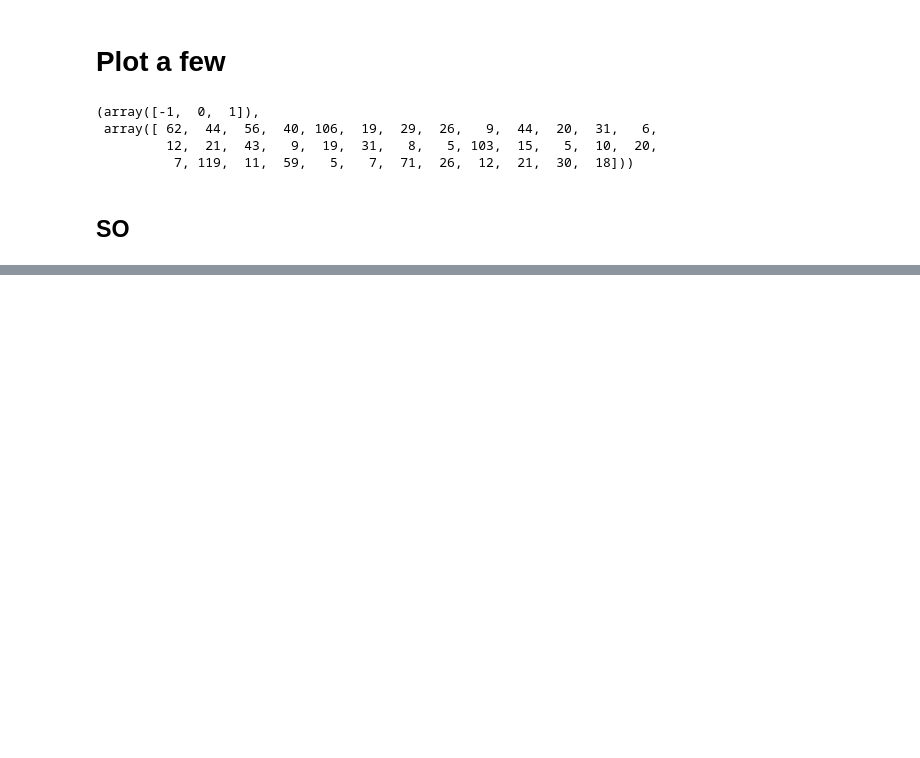
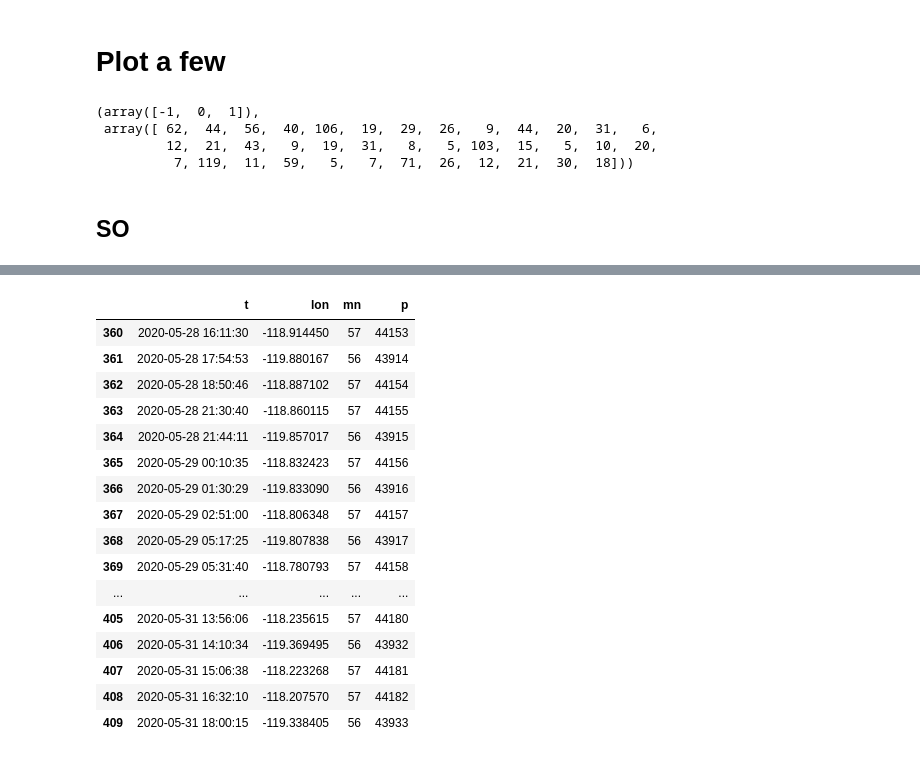
Before and after one commit to profxj/sio-sandbox, a Jupyter notebook: nb/CUGN/ClusterSO_90.ipynb, the cells around one changed output, grey strips where cells are left out. Saved outputs shown, nothing was run; the diff lists cells and outputs as text; code cells hidden in the pictures; blank space fills up the shorter version.

```diff
--- a/nb/CUGN/ClusterSO_90.ipynb
+++ b/nb/CUGN/ClusterSO_90.ipynb
@@ -159,0 +163,26 @@ plt.show()
+# %%
+df = pandas.DataFrame()
+df['t'] = ds.time[ds_in_tcluster][srt]
+df['lon'] = ds['lon'][ds_in_tcluster][srt]
+df['mn'] = ds['mission'][ds_in_tcluster][srt]
+df['p'] = ds['profile'][ds_in_tcluster][srt]
+# %%
+df[-50:]
+# %% [output]
+|  | t | lon | mn | p |
+| 360 | 2020-05-28 16:11:30 | -118.914450 | 57 | 44153 |
+| 361 | 2020-05-28 17:54:53 | -119.880167 | 56 | 43914 |
+| 362 | 2020-05-28 18:50:46 | -118.887102 | 57 | 44154 |
+| 363 | 2020-05-28 21:30:40 | -118.860115 | 57 | 44155 |
+| 364 | 2020-05-28 21:44:11 | -119.857017 | 56 | 43915 |
+| 365 | 2020-05-29 00:10:35 | -118.832423 | 57 | 44156 |
+| 366 | 2020-05-29 01:30:29 | -119.833090 | 56 | 43916 |
+| 367 | 2020-05-29 02:51:00 | -118.806348 | 57 | 44157 |
+| 368 | 2020-05-29 05:17:25 | -119.807838 | 56 | 43917 |
+| 369 | 2020-05-29 05:31:40 | -118.780793 | 57 | 44158 |
+| ... | ... | ... | ... | ... |
+| 405 | 2020-05-31 13:56:06 | -118.235615 | 57 | 44180 |
+| 406 | 2020-05-31 14:10:34 | -119.369495 | 56 | 43932 |
+| 407 | 2020-05-31 15:06:38 | -118.223268 | 57 | 44181 |
+| 408 | 2020-05-31 16:32:10 | -118.207570 | 57 | 44182 |
+| 409 | 2020-05-31 18:00:15 | -119.338405 | 56 | 43933 |
```
Also changed, not shown: parts of 4 cells of this notebook, 1 other file.
